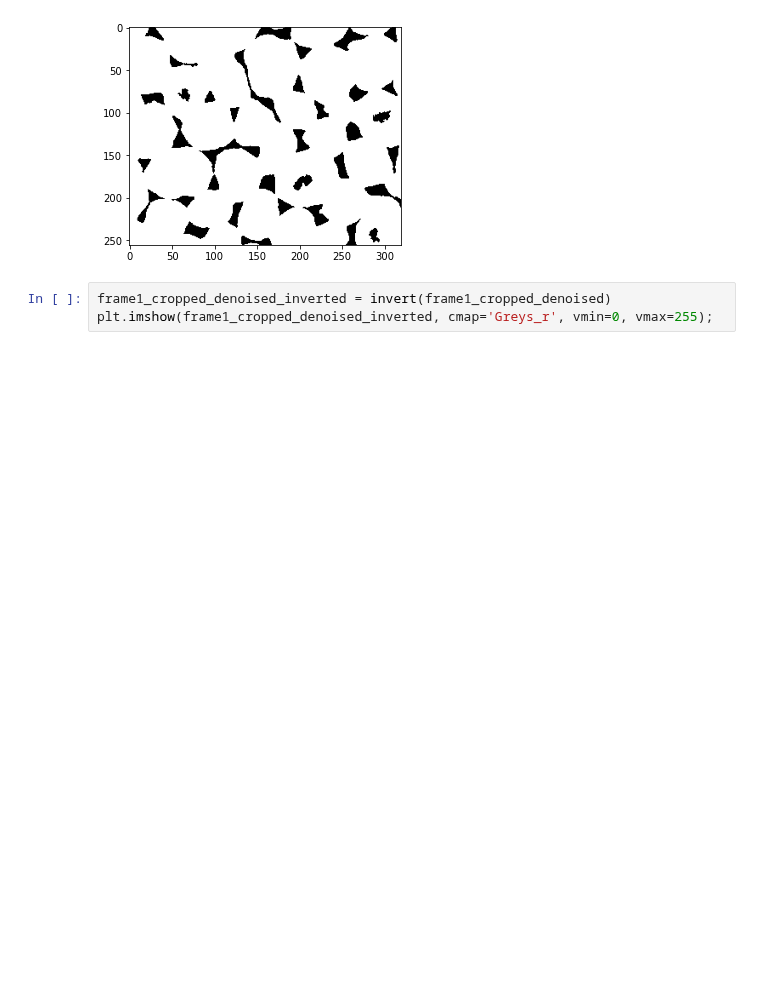
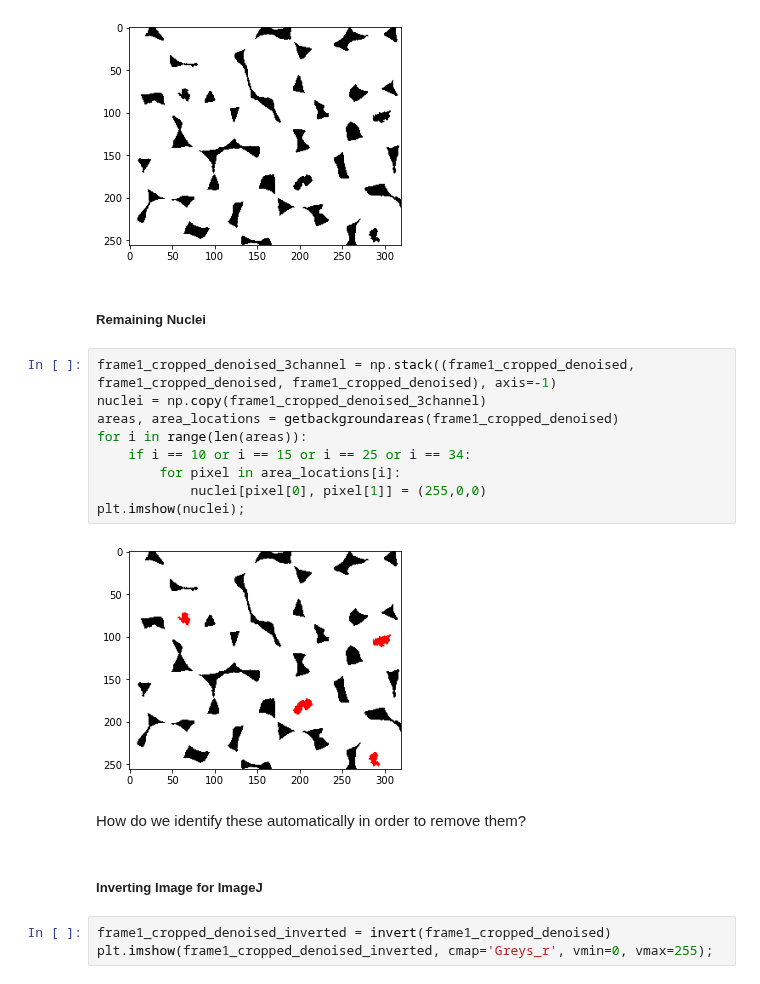
Before and after one commit to johnmays/convection-cell-research, a Jupyter notebook: image_processing/augmented_watershed.ipynb, the cells around one changed output. Saved outputs shown, nothing was run; the diff lists cells and outputs as text; blank space fills up the shorter version.

```diff
--- a/image_processing/augmented_watershed.ipynb
+++ b/image_processing/augmented_watershed.ipynb
@@ -66,6 +69,23 @@ frame1_cropped_denoised = purgesmallareas(thresh, 110)
 plt.imshow(frame1_cropped_denoised, cmap='Greys_r', vmin=0, vmax=255);
 # %% [output]
 [figure]
+# %% [markdown]
+##### Remaining Nuclei
+# %%
+frame1_cropped_denoised_3channel = np.stack((frame1_cropped_denoised, frame1_cropped_denoised, frame1_cropped_denoised), axis=-1)
+nuclei = np.copy(frame1_cropped_denoised_3channel)
+areas, area_locations = getbackgroundareas(frame1_cropped_denoised)
+for i in range(len(areas)):
+    if i == 10 or i == 15 or i == 25 or i == 34:
+        for pixel in area_locations[i]:
+            nuclei[pixel[0], pixel[1]] = (255,0,0)
+plt.imshow(nuclei);
+# %% [output]
+[figure, added]
+# %% [markdown]
+How do we identify these automatically in order to remove them?
+# %% [markdown]
+##### Inverting Image for ImageJ
 # %%
 frame1_cropped_denoised_inverted = invert(frame1_cropped_denoised)
 plt.imshow(frame1_cropped_denoised_inverted, cmap='Greys_r', vmin=0, vmax=255);
```
Also changed, not shown: parts of 9 cells of this notebook, 1 other file.
